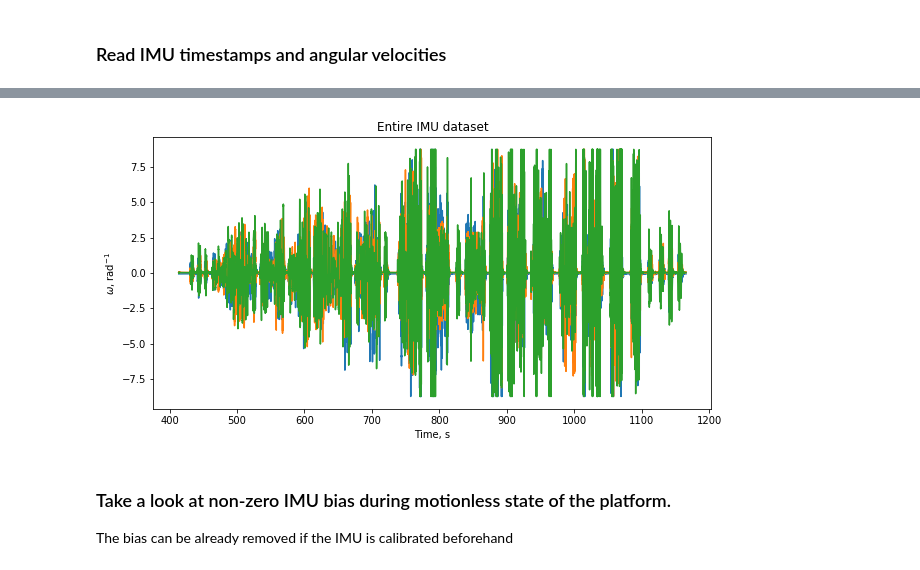
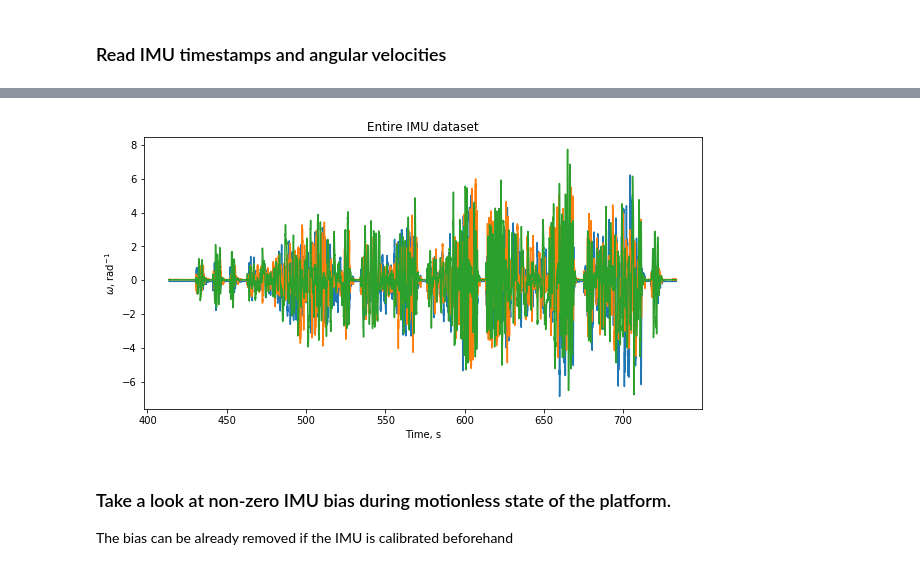
Before and after one commit to Marselka/mocap_imu_offset_obtaining_, a Jupyter notebook: mocap_imu_offset_otaining.ipynb, the cells around one changed output, grey strips where cells are left out. Cells and saved outputs as stored; diff of their text form; code cells hidden in the pictures.

```diff
--- a/mocap_imu_offset_otaining.ipynb
+++ b/mocap_imu_offset_otaining.ipynb
@@ -50,16 +62,15 @@ class Data:
 # %%
-imu_data = pd.read_csv('data/imu.csv', header=None)
-
-imu_timestamps = imu_data[[0]].to_numpy().squeeze() * 1e-9
-imu_ang_vel = imu_data[[1, 2, 3]].to_numpy()
+imu_data = pd.read_csv('kek2.zip', compression='zip')
+imu_timestamps = imu_data['t'].to_numpy().squeeze() * 1.0e-9
+imu_ang_vel = imu_data[['ox', 'oy', 'oz']].to_numpy()
 # %%
 plt.figure(figsize=(10,5))
 plt.title('Entire IMU dataset')
 plt.xlabel('Time, s')
 plt.ylabel(r'$\omega$, rad$^{-1}$')
-plt.plot(imu_time, imu_ang_vel);
+plt.plot(imu_timestamps, imu_ang_vel);
 # %% [output]
-[figure, old version]
+[figure, new version]
 # %% [markdown]
 ### Take a look at non-zero IMU bias during motionless state of the platform.
 The bias can be already removed if the IMU is calibrated beforehand
```
Also changed, not shown: parts of 17 cells of this notebook.
